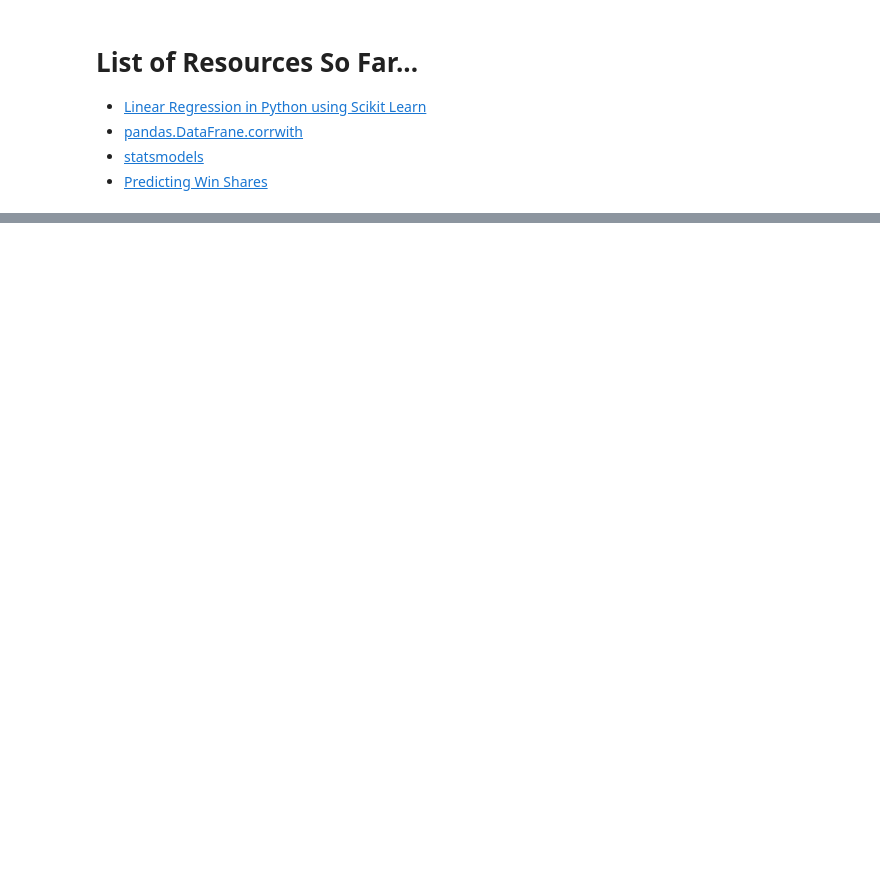
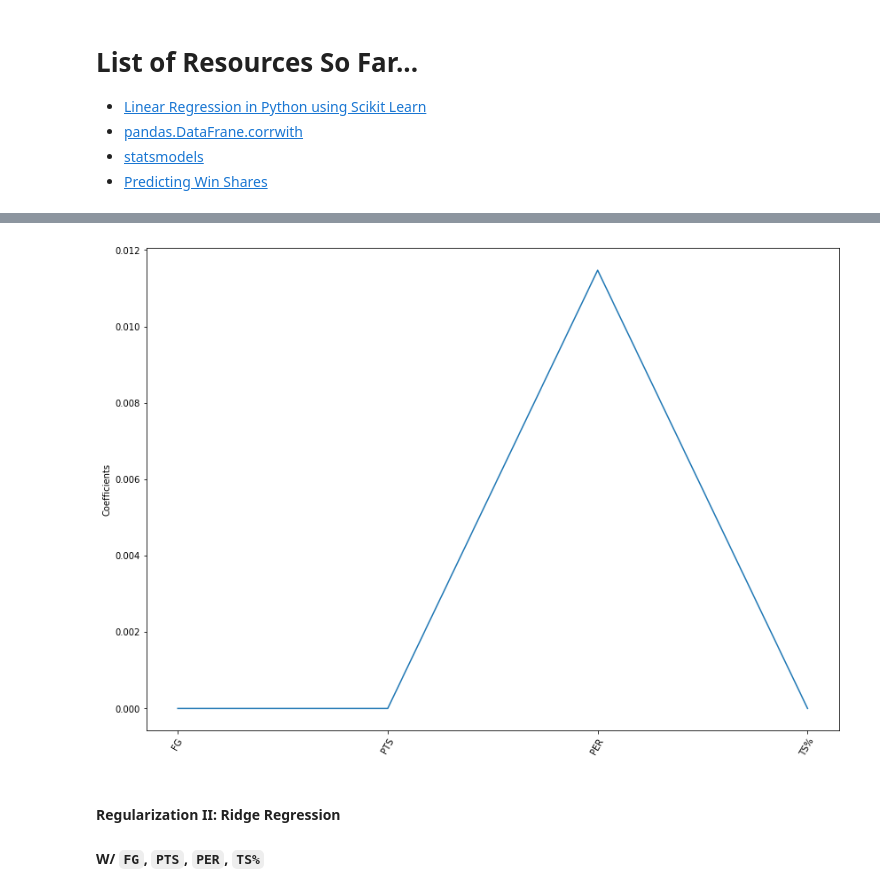
Before and after one commit to earny-joe/Springboard-DS-Portfolio, a Jupyter notebook: capstone_1/basketball/Individual_Player_Stats/Exploratory-ML.ipynb, the cells around one changed output, grey strips where cells are left out. Cells and saved outputs as stored; diff of their text form; code cells hidden in the pictures; blank space fills up the shorter version.

```diff
--- a/capstone_1/basketball/Individual_Player_Stats/Exploratory-ML.ipynb
+++ b/capstone_1/basketball/Individual_Player_Stats/Exploratory-ML.ipynb
@@ -273,0 +346,23 @@ strong multicollinearity or other numerical problems.
+# %%
+X = df[['FG', 'PTS', 'PER', 'TS%']]
+y = df['WS/48']
+
+# Create training and test sets
+X_train, X_test, y_train, y_test = train_test_split(X, y, test_size = 0.3, random_state=42)
+# %%
+names = df[['FG', 'PTS', 'PER', 'TS%']].columns
+
+lasso = Lasso(alpha = 0.1)
+lasso_coef = lasso.fit(X, y).coef_
+
+plt.figure(figsize = (14, 10))
+_ = plt.plot(range(len(names)), lasso_coef)
+_ = plt.xticks(range(len(names)), names, rotation = 60)
+_ = plt.ylabel('Coefficients')
+plt.show();
+# %% [output]
+[figure, added]
+# %% [markdown]
+#### Regularization II: Ridge Regression
+
+#### W/ `FG`, `PTS`, `PER`, `TS%`
```
Also changed, not shown: parts of 67 cells of this notebook.
